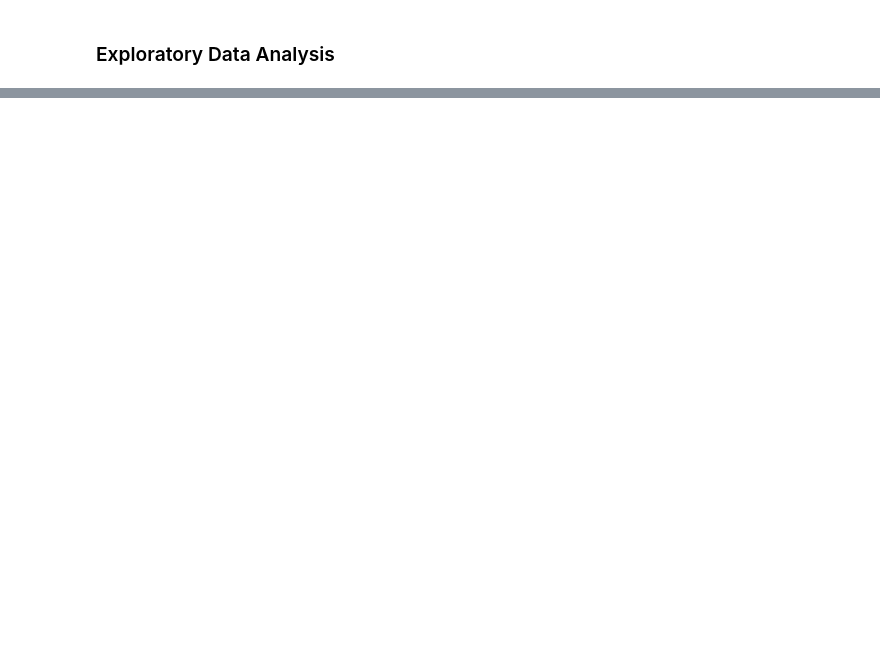
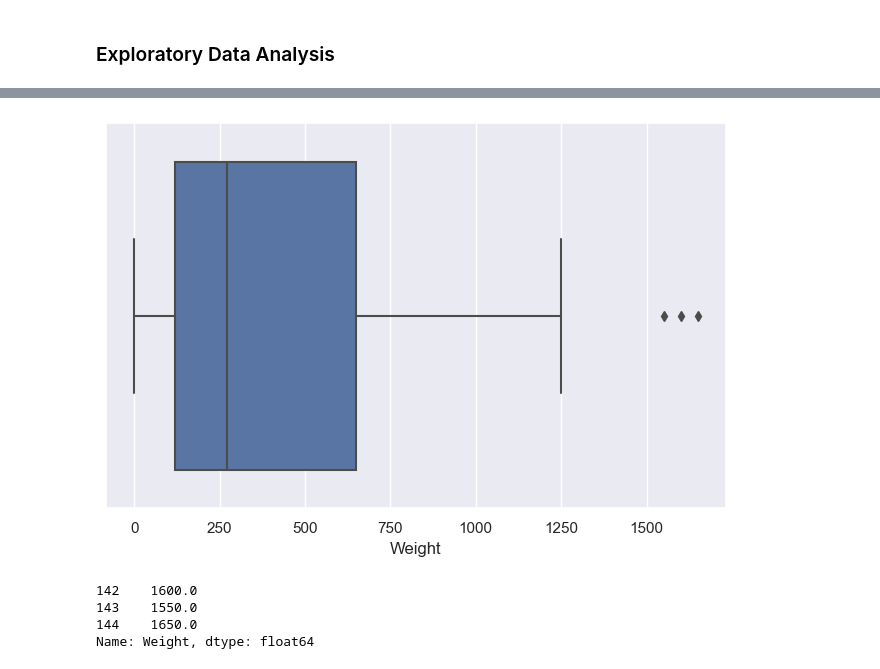
Before and after one commit to dandrea1/multivariable-regression-fish-weights, a Jupyter notebook: multivar_regression.ipynb, the cells around one changed output, grey strips where cells are left out. Cells and saved outputs as stored; diff of their text form; code cells hidden in the pictures; blank space fills up the shorter version.

```diff
--- a/multivar_regression.ipynb
+++ b/multivar_regression.ipynb
@@ -45,0 +96,20 @@ R^2 and p-value  ANOVA
+# %%
+sns.boxplot(x=fish_df['Weight']);
+# %% [output]
+[figure, added]
+# %%
+# Find Outliers using Interquartile range method
+weights = fish_df['Weight']
+weights_Q1 = weights.quantile(0.25)
+weights_Q3 = weights.quantile(0.75)
+IQR = weights_Q3 - weights_Q1
+upper_fence = weights_Q3 + (1.5 * IQR)
+lower_fence = weights_Q1 - (1.5 * IQR)
+
+outliers = weights[(weights<lower_fence) | (weights>upper_fence)]
+print(outliers)
+# %% [output]
+142    1600.0
+143    1550.0
+144    1650.0
+Name: Weight, dtype: float64
```
Also changed, not shown: parts of 38 cells of this notebook.
